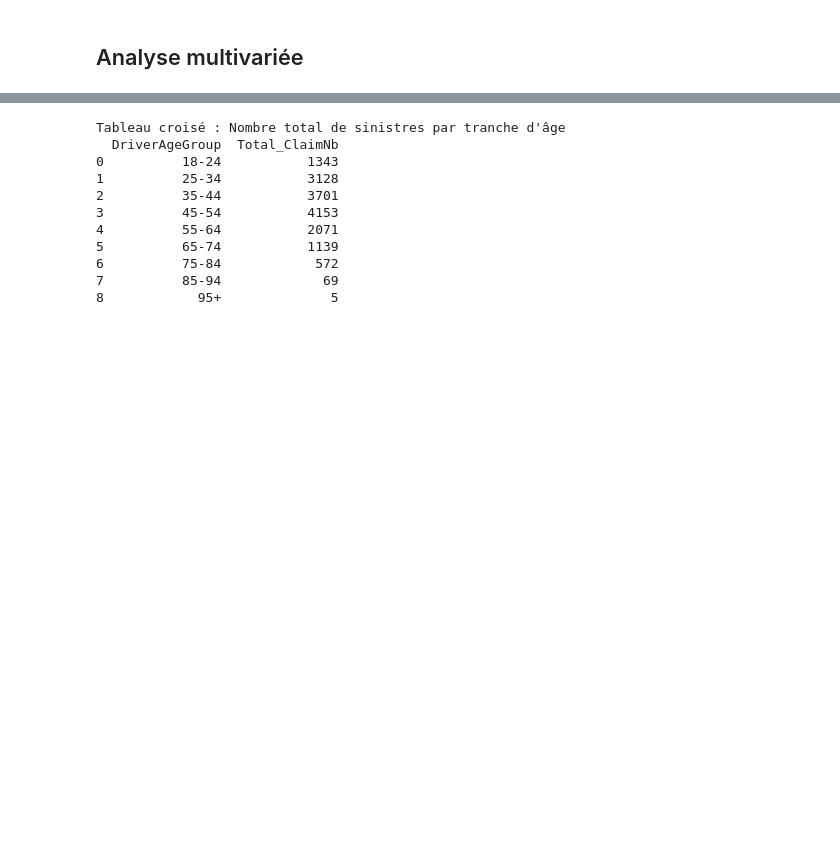
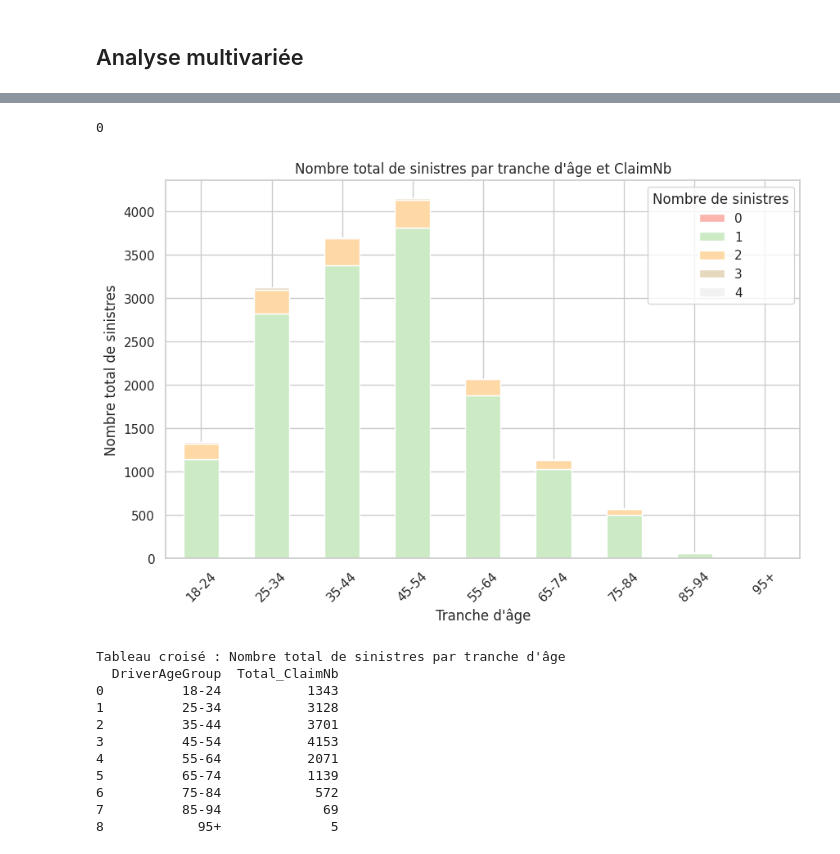
Before and after one commit to fadiblm/Projet-assurance-non-vie, a Jupyter notebook: visualisation.ipynb, the cells around one changed output, grey strips where cells are left out. Saved outputs shown, nothing was run; the diff lists cells and outputs as text; code cells hidden in the pictures; blank space fills up the shorter version.

```diff
--- a/visualisation.ipynb
+++ b/visualisation.ipynb
@@ -436,2 +478,12 @@ for col in cat_columns:
 # %% [markdown]
 ## Analyse multivariée
+# %%
+#Combiner les 2 bases de données
+
+freq['PolicyID'] = freq['PolicyID'].astype(str)
+sev['PolicyID'] = sev['PolicyID'].astype(str)
+
+merged = pd.merge(freq, sev, on='PolicyID', how='left')
+num_cols = merged.select_dtypes(include=['float', 'int']).columns
+merged[num_cols] = merged[num_cols].fillna(0)
+display(merged)
@@ -437,0 +504,6 @@ for col in cat_columns:
+# %%
+# Vérification du merged pour s'assurer que les individus ayant un nombre de sinistres nul ont un montant de sinistres à 0
+anomalies = merged[(merged['ClaimNb'] == 0) & (merged['ClaimAmount'] != 0)]
+anomalies.shape[0]
+# %% [output]
+0
@@ -438 +524,33 @@ for col in cat_columns:
+# %%
+# Création des tranches d'âge pour les conducteurs
+bins = [18, 25, 35, 45, 55, 65, 75, 85, 95, 105]
+labels = ['18-24','25-34','35-44','45-54','55-64','65-74','75-84','85-94','95+']
+
+
+
+# 1️⃣ Créer un tableau croisé : nombre de conducteurs par tranche d'âge et ClaimNb
+tableau_croise = pd.crosstab(freq['DriverAgeGroup'], freq['ClaimNb'])
+display(tableau_croise)
+
+# 2️⃣ Calculer le nombre total de sinistres par segment
+# Multiplier chaque colonne (ClaimNb) par sa valeur pour obtenir le nombre de sinistres réels
+table_sinistres = tableau_croise.multiply(tableau_croise.columns, axis=1)
+display(table_sinistres)
+
+# 3️⃣ Graphique empilé
+table_sinistres.plot(
+    kind='bar',
+    stacked=True,
+    figsize=(10,6),
+    cmap='Pastel1'  # ou color=['red','blue','green','orange','purple']
+)
+
+plt.xlabel("Tranche d'âge")
+plt.ylabel("Nombre total de sinistres")
+plt.title("Nombre total de sinistres par tranche d'âge et ClaimNb")
+plt.xticks(rotation=45)
+plt.legend(title='Nombre de sinistres')
+plt.show()
+# %% [output]
+[figure, added]
 # %%
```
Also changed, not shown: parts of 19 cells of this notebook.
